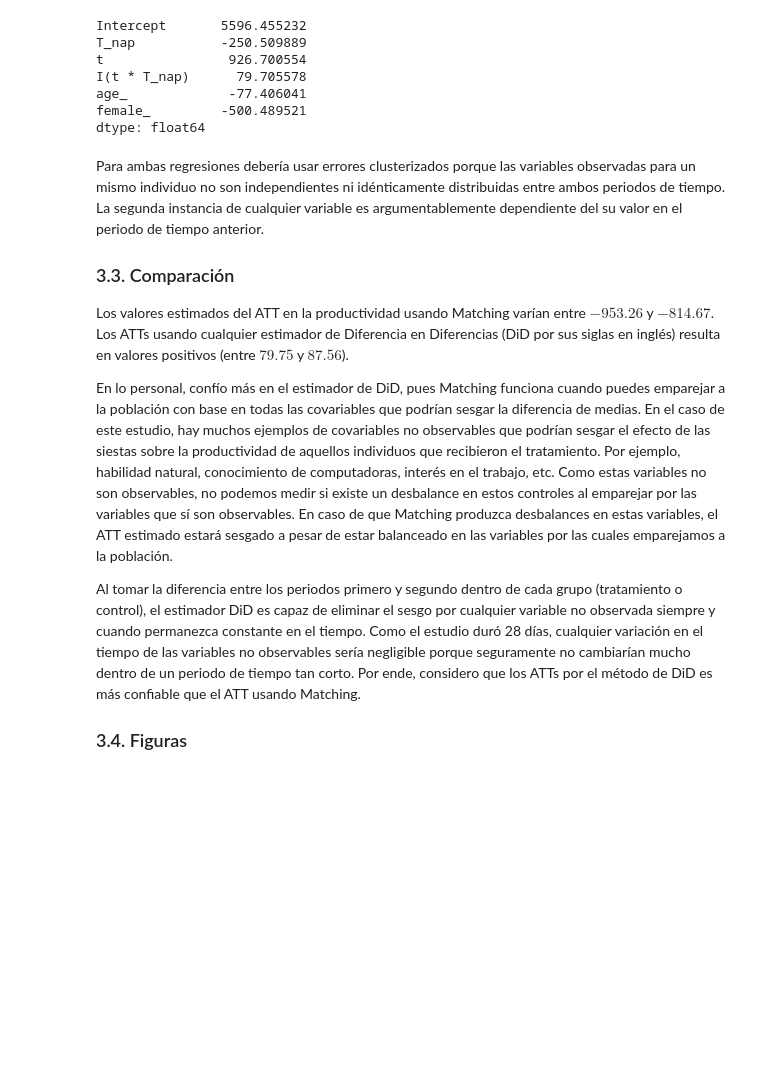
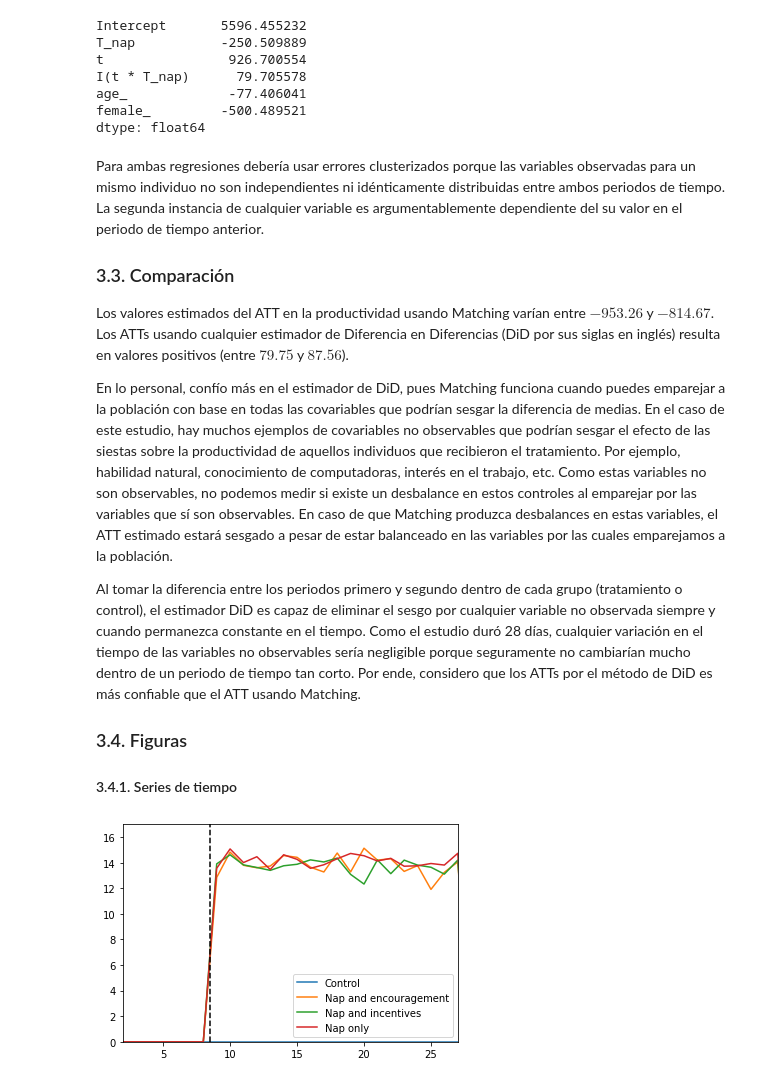
Before and after one commit to ArturoSbr/EmtrAp-hw01, a Jupyter notebook: cod/main.ipynb, the cells around one changed output. Saved outputs shown, nothing was run; the diff lists cells and outputs as text; code cells hidden in the pictures; blank space fills up the shorter version.

Commit message:
First figure

```diff
--- a/cod/main.ipynb
+++ b/cod/main.ipynb
@@ -730,3 +734,45 @@ En lo personal, confío más en el estimador de DiD, pues Matching funciona cuan
 Al tomar la diferencia entre los periodos primero y segundo dentro de cada grupo (tratamiento o control), el estimador DiD es capaz de eliminar el sesgo por cualquier variable no observada siempre y cuando permanezca constante en el tiempo. Como el estudio duró 28 días, cualquier variación en el tiempo de las variables no observables sería negligible porque seguramente no cambiarían mucho dentro de un periodo de tiempo tan corto. Por ende, considero que los ATTs por el método de DiD es más confiable que el ATT usando Matching.
 
 ### 3.4. Figuras
+#### 3.4.1. Series de tiempo
+# %%
+# Crear grupos
+d3['group'] = np.where(
+    d3['T_nap'].eq(0),
+    'Control',
+    np.where(
+        d3['T_nap'].eq(1) & d3['treatment_group'].eq(0),
+        'Nap only',
+        np.where(
+            d3['T_nap'].eq(1) & d3['treatment_group'].eq(1),
+            'Nap and encouragement',
+            'Nap and incentives'
+        )
+    )
+)
+
+# Minutos por grupo
+t = d3.groupby(['group','day_in_study'])[['nap_time_mins']].mean().fillna(0).reset_index()
+
+# Plot
+for g in t['group'].unique():
+    # Mask
+    m = t['group'].eq(g)
+
+    # Line plot
+    plt.plot(t.loc[m, 'day_in_study'], t.loc[m, 'nap_time_mins'], label=g)
+
+plt.axvline(8.5, color='black', ls='--')
+
+# Aesthetics
+plt.legend()
+plt.xlim(2, 27)
+plt.ylim(0, 17)
+
+# Save
+if 'google.colab' not in str(get_ipython()):
+
+# Show
+plt.show()
+# %% [output]
+[figure, added]
```
Also changed, not shown: parts of 3 cells of this notebook.
